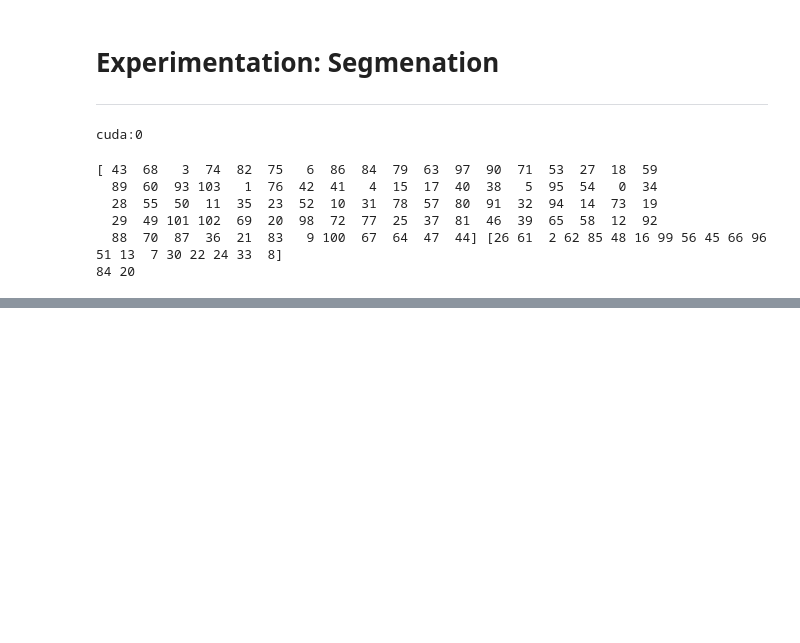
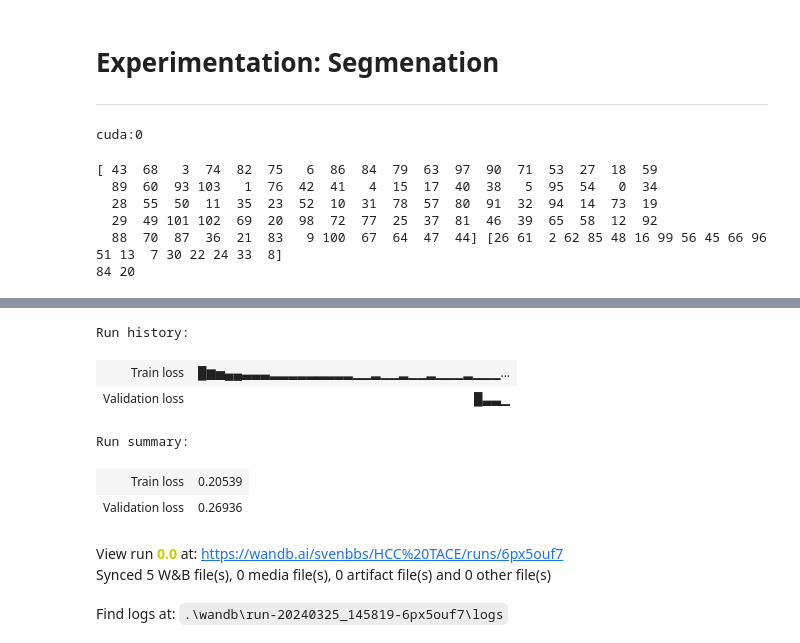
Before and after one commit to LucianoDeben/5ARIP10-ITP-T3G3, a Jupyter notebook: notebooks/segmentation.ipynb, the cells around one changed output, grey strips where cells are left out. Cells and saved outputs as stored; diff of their text form; code cells hidden in the pictures; blank space fills up the shorter version.

Commit message:
first trained model

```diff
--- a/notebooks/segmentation.ipynb
+++ b/notebooks/segmentation.ipynb
@@ -90,6 +46,9 @@ CSV file created successfully.
 # Create a Swin-UNet model
 model = SwinUNETR(img_size=(64, 64, 64), in_channels=1, out_channels=5, use_v2 = True, spatial_dims=3)
 # %%
+wandb.login()
+
+
 # Set the model to use the GPU
 model = model.to(device)
 
@@ -98,6 +57,18 @@ max_epochs = 10
 learning_rate = 1e-3
 weight_decay = 1e-5
 val_interval = 1
+
+run = wandb.init(
+    # Set the project where this run will be logged
+    project="HCC TACE", name="0.0",
+    # Track hyperparameters and run metadata
+    config={
+        "learning_rate": {learning_rate},
+        "epochs": {max_epochs},
+        "Weight decay": {weight_decay},
+        "Batch_size": {1},
+    },
+)
 
 # Set the optimizer and loss function
 optimizer = torch.optim.Adam(model.parameters(), learning_rate, weight_decay=weight_decay)
@@ -127,6 +98,7 @@ for epoch in range(max_epochs):
 
         # Update the weights
         optimizer.step()
+        run.log({"Train loss": loss.item()})
 
     # Print the loss for each epoch
     print(f"Epoch [{epoch+1}/{max_epochs}], Loss: {loss.item():.4f}")
@@ -141,4 +113,5 @@ for epoch in range(max_epochs):
             output = model(image)
             loss = loss_function(output, torch.argmax(seg, dim=1))
         print(f"Validation Loss: {loss.item():.4f}")
+        run.log({"Validation loss": loss.item()})
 # %% [output]
@@ -156,3 +135,15 @@ KeyboardInterrupt:
+# %%
+run.finish()
+# %% [output]
+Run history:
+| Train loss | █▆▅▄▄▃▃▃▂▂▂▂▂▂▂▂▂▁▁▂▁▁▂▁▁▂▁▁▁▂▁▁▁... |
+| Validation loss | █▃▃▁ |
+Run summary:
+| Train loss | 0.20539 |
+| Validation loss | 0.26936 |
+View run 0.0 at: https://wandb.ai/svenbbs/HCC%20TACE/runs/6px5ouf7
+Synced 5 W&B file(s), 0 media file(s), 0 artifact file(s) and 0 other file(s)
+Find logs at: .\wandb\run-20240325_145819-6px5ouf7\logs
 # %%
 # Save the model
 torch.save(model.state_dict(), "../models/swin_unetr.pth")
```
Also changed, not shown: parts of 6 cells of this notebook, 4 other files.
